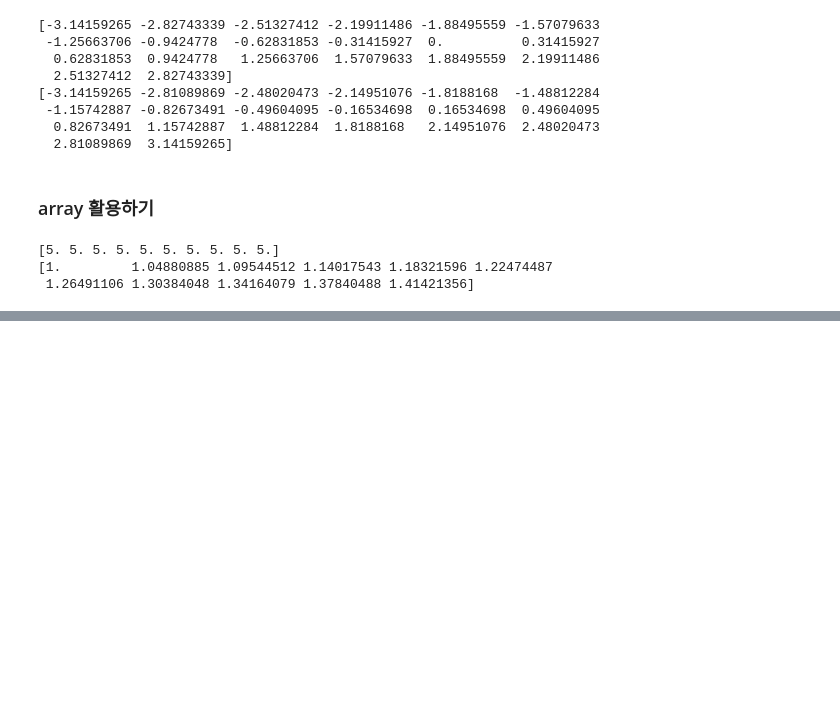
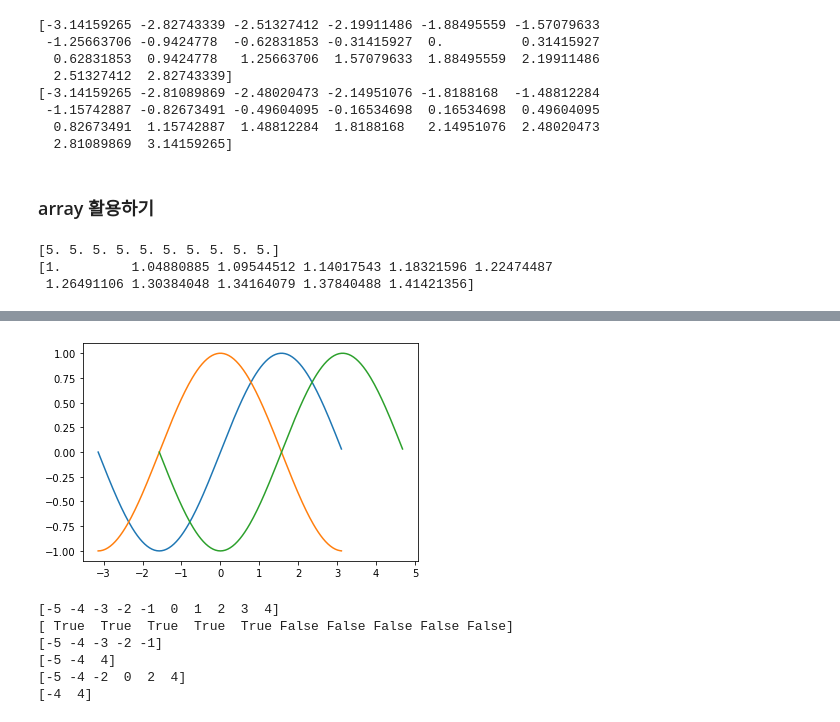
Before and after one commit to pmj3590/modoo_dataanalysis, a Jupyter notebook: numpy.ipynb, the cells around one changed output, grey strips where cells are left out. Cells and saved outputs as stored; diff of their text form; code cells hidden in the pictures; blank space fills up the shorter version.

```diff
--- a/numpy.ipynb
+++ b/numpy.ipynb
@@ -210,0 +218,27 @@ print(np.sqrt(b))
+# %%
+# sin함수의 평행이동도 구현 가능
+a=np.arange(-np.pi, np.pi, np.pi/100)
+plt.plot(a, np.sin(a))
+plt.plot(a, np.cos(a))
+plt.plot(a+np.pi/2, np.sin(a))
+plt.show()
+# %% [output]
+[figure, added]
+# %%
+# 마스크 : 어떤 조건에 부합하는 데이터만 선별적으로 저장
+a=np.arange(-5, 5)
+mask1= abs(a)>3 # abs(a) > 3 : a 배열 내 데이터 중 절대값이 3보다 큰 것
+mask2= abs(a) % 2 == 0
+print(a)
+print(a<0)
+print(a[a<0])
+print(a[mask1])
+print(a[mask1+mask2]) # 둘 중 하나의 조건이라도 참인 경우
+print(a[mask1*mask2]) # 두 가지 조건이 모두 참인 경우
+# %% [output]
+[-5 -4 -3 -2 -1  0  1  2  3  4]
+[ True  True  True  True  True False False False False False]
+[-5 -4 -3 -2 -1]
+[-5 -4  4]
+[-5 -4 -2  0  2  4]
+[-4  4]
```
Also changed, not shown: parts of 8 cells of this notebook.
